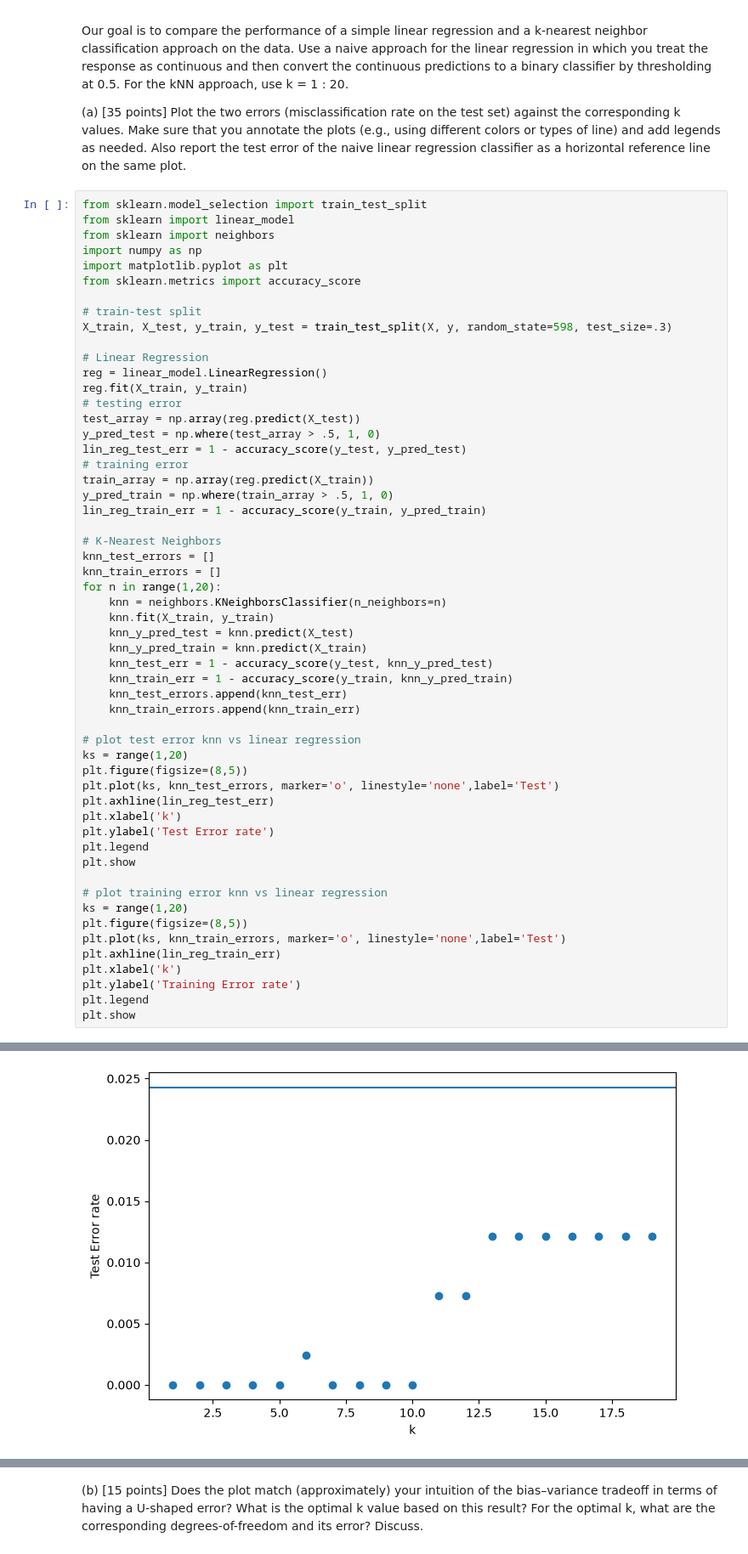
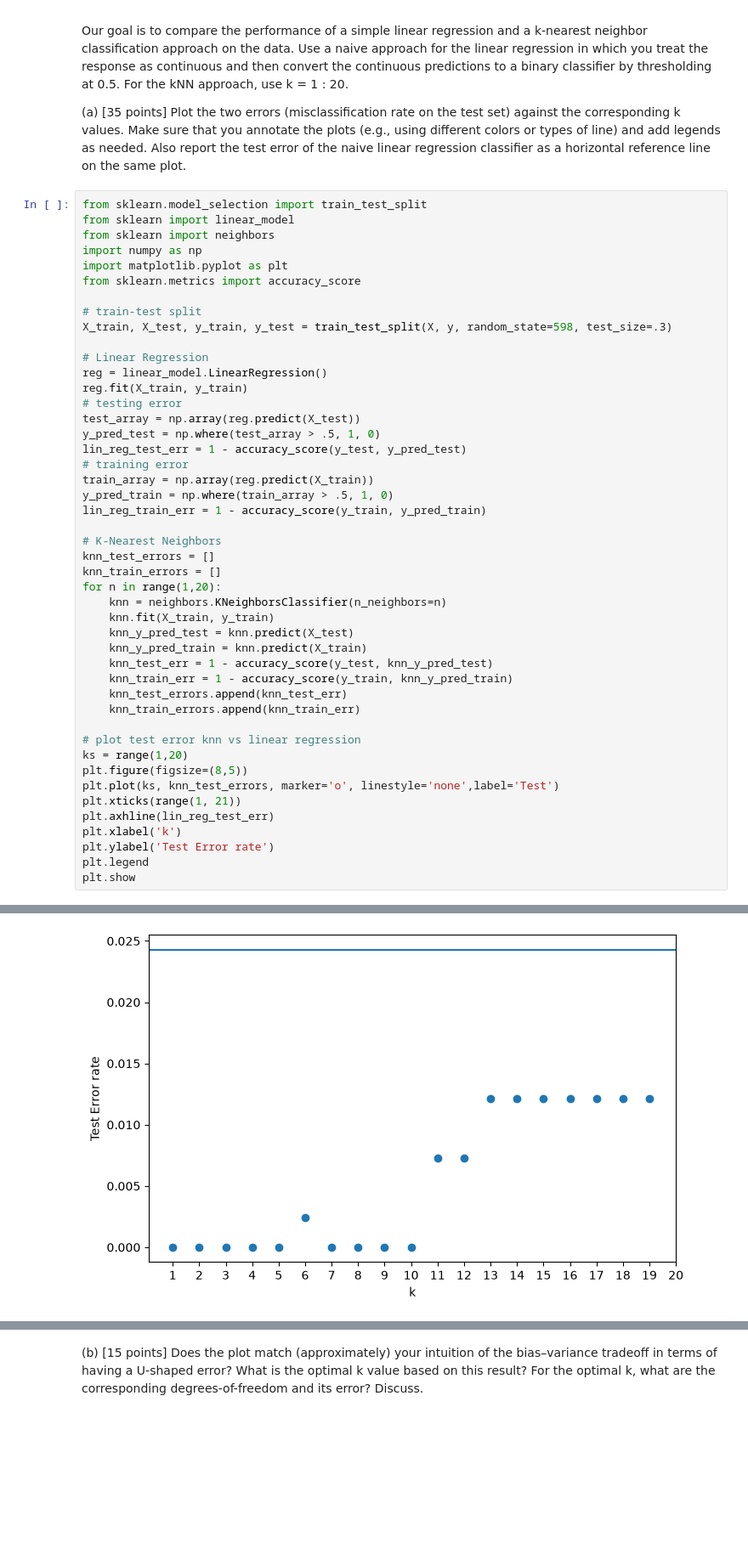
Before and after one commit to uiuc-msynowiec/cs598_psl, a Jupyter notebook: CodingAssignments/CA1/CS598_PSL_CA_1_Liam.ipynb, the cells around one changed output, grey strips where cells are left out. Shown at 85% size. Saved outputs shown, nothing was run; the diff lists cells and outputs as text; blank space fills up the shorter version.

```diff
--- a/CodingAssignments/CA1/CS598_PSL_CA_1_Liam.ipynb
+++ b/CodingAssignments/CA1/CS598_PSL_CA_1_Liam.ipynb
@@ -80,41 +80,32 @@ y_pred_test = np.where(test_array > .5, 1, 0)
 lin_reg_test_err = 1 - accuracy_score(y_test, y_pred_test)
 # training error
 train_array = np.array(reg.predict(X_train))
 y_pred_train = np.where(train_array > .5, 1, 0)
 lin_reg_train_err = 1 - accuracy_score(y_train, y_pred_train)
 
 # K-Nearest Neighbors
 knn_test_errors = []
 knn_train_errors = []
 for n in range(1,20):
     knn = neighbors.KNeighborsClassifier(n_neighbors=n)
     knn.fit(X_train, y_train)
     knn_y_pred_test = knn.predict(X_test)
     knn_y_pred_train = knn.predict(X_train)
     knn_test_err = 1 - accuracy_score(y_test, knn_y_pred_test)
     knn_train_err = 1 - accuracy_score(y_train, knn_y_pred_train)
     knn_test_errors.append(knn_test_err)
     knn_train_errors.append(knn_train_err)
 
 # plot test error knn vs linear regression
 ks = range(1,20)
 plt.figure(figsize=(8,5))
 plt.plot(ks, knn_test_errors, marker='o', linestyle='none',label='Test')
+plt.xticks(range(1, 21))
 plt.axhline(lin_reg_test_err)
 plt.xlabel('k')
 plt.ylabel('Test Error rate')
 plt.legend
 plt.show
-
-# plot training error knn vs linear regression
-ks = range(1,20)
-plt.figure(figsize=(8,5))
-plt.plot(ks, knn_train_errors, marker='o', linestyle='none',label='Test')
-plt.axhline(lin_reg_train_err)
-plt.xlabel('k')
-plt.ylabel('Training Error rate')
-plt.legend
-plt.show
 # %% [output]
 <function matplotlib.pyplot.show(close=None, block=None)>
-[figure, old version]
+[figure, new version]
```
Also changed, not shown: parts of 1 cell of this notebook.
